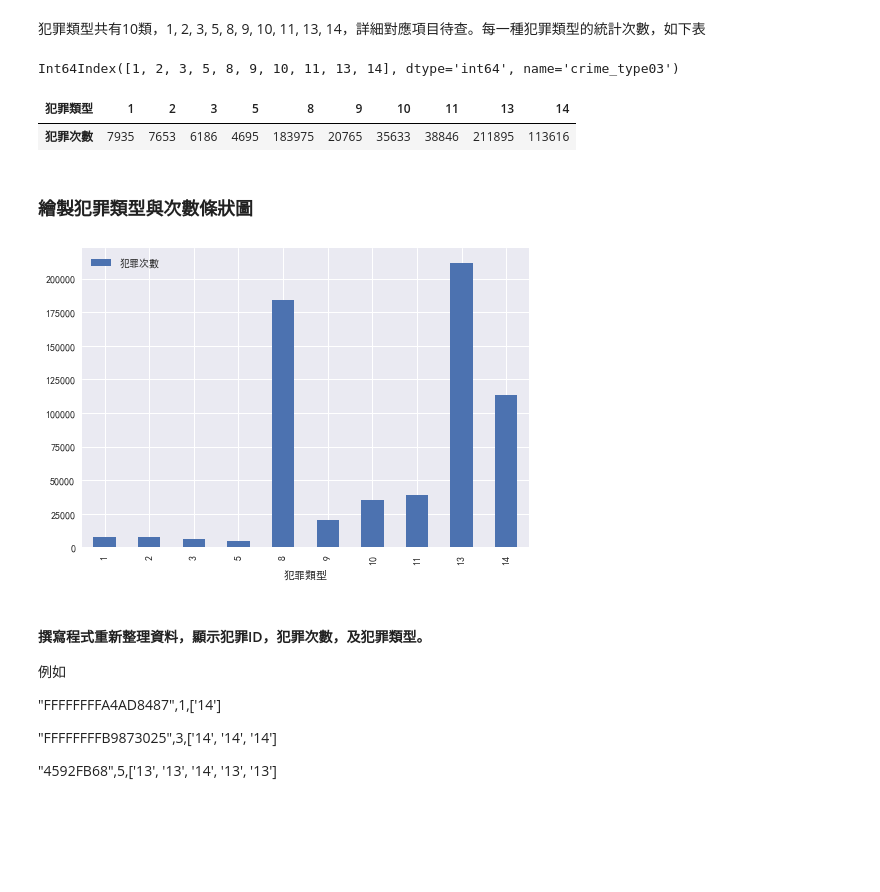
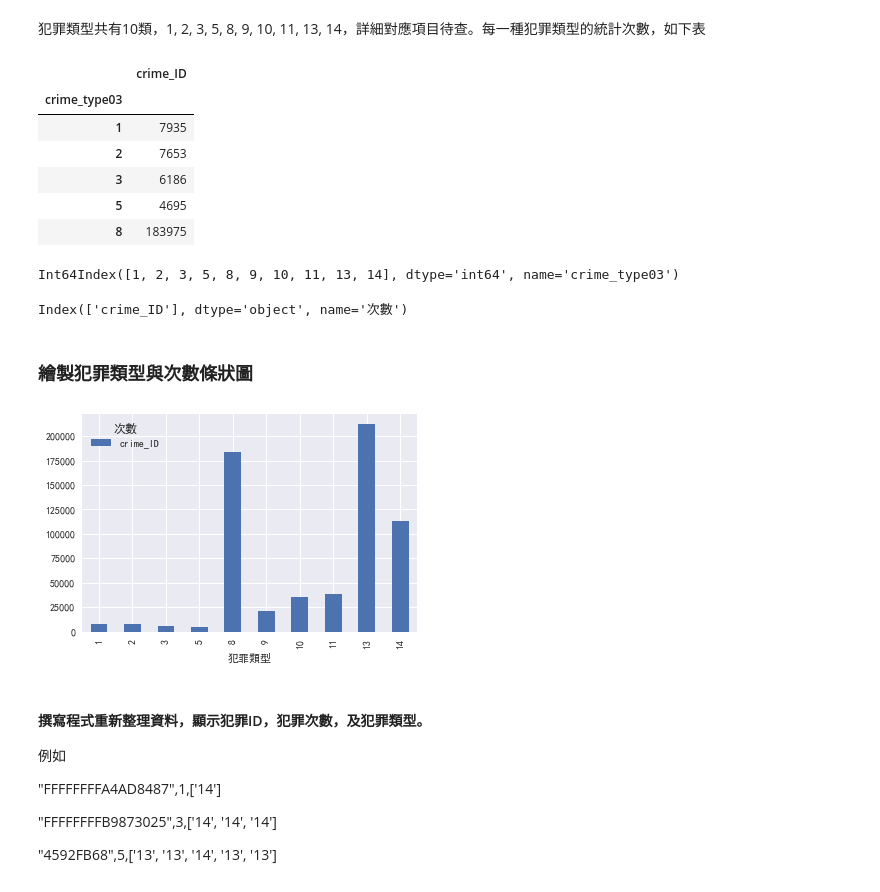
Before and after one commit to jc7qx/pylearning, a Jupyter notebook: 國網犯罪.ipynb, the cells around one changed output. Cells and saved outputs as stored; diff of their text form; code cells hidden in the pictures; blank space fills up the shorter version.

```diff
--- a/國網犯罪.ipynb
+++ b/國網犯罪.ipynb
@@ -11,4 +11,5 @@ plt.rcParams['axes.unicode_minus'] = False
 # %% [markdown]
 ## 讀入crime type資料
 # %%
-df1 = pd.read_csv("/Users/CSIEK503/Desktop/crimeType.csv")
+df1 = pd.read_csv("data/crimeType.csv")
+df1.info()
@@ -31,29 +38,34 @@ df1.shape
 犯罪類型共有10類，1, 2, 3, 5, 8, 9, 10, 11, 13, 14，詳細對應項目待查。每一種犯罪類型的統計次數，如下表
 # %%
 tt = df1.groupby('crime_type03') #依據crime_type03欄位分類
-tc = tt.size() #統計每一種犯罪的次數
+tc = tt.count() #統計每一種犯罪的次數
+# %% [output]
+|  | crime_ID |
+| crime_type03 |  |
+| 1 | 7935 |
+| 2 | 7653 |
+| 3 | 6186 |
+| 5 | 4695 |
+| 8 | 183975 |
 # %%
 tc.index #讀取犯罪類型
 # %% [output]
 Int64Index([1, 2, 3, 5, 8, 9, 10, 11, 13, 14], dtype='int64', name='crime_type03')
-# %%
-#製作犯罪類型與次數統計表
-ctab_dict = {"犯罪類型":tc.index,"犯罪次數":tc}
-ctab_df = pd.DataFrame(ctab_dict)
-ctab_df.index=ctab_df["犯罪類型"]
-del ctab_df["犯罪類型"]
-ctab_df.transpose()
-# %% [output]
-| 犯罪類型 | 1 | 2 | 3 | 5 | 8 | 9 | 10 | 11 | 13 | 14 |
-| 犯罪次數 | 7935 | 7653 | 6186 | 4695 | 183975 | 20765 | 35633 | 38846 | 211895 | 113616 |
+# %%
+#製作犯罪類型與次數統計表
+tc.index.name="犯罪類型"
+tc.columns.name="次數"
+tc.columns
+# %% [output]
+Index(['crime_ID'], dtype='object', name='次數')
 # %% [markdown]
 ### 繪製犯罪類型與次數條狀圖
 # %%
-ctab_df.plot.bar()
+tc.plot.bar()
 plt.rcParams['font.sans-serif'] = ['simhei']
 plt.rcParams['axes.unicode_minus'] = False
 # %% [output]
-[figure, old version]
+[figure, new version]
 # %% [markdown]
 #### 撰寫程式重新整理資料，顯示犯罪ID，犯罪次數，及犯罪類型。
 例如
```
Also changed, not shown: parts of 27 cells of this notebook.
